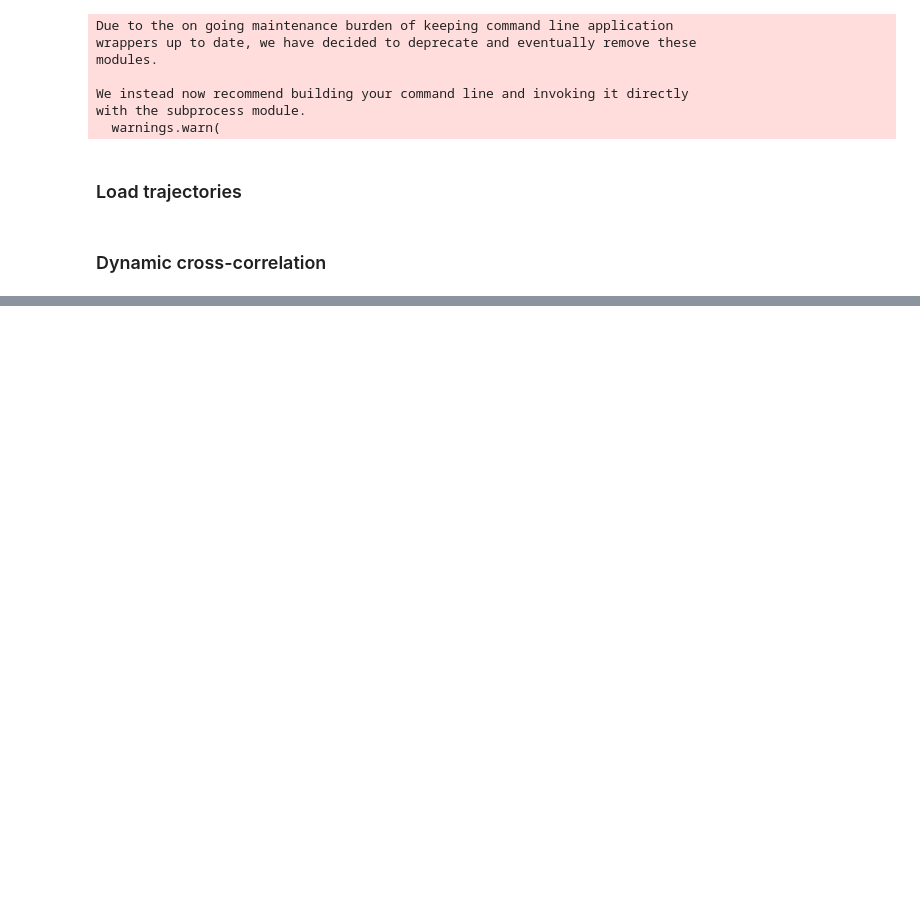
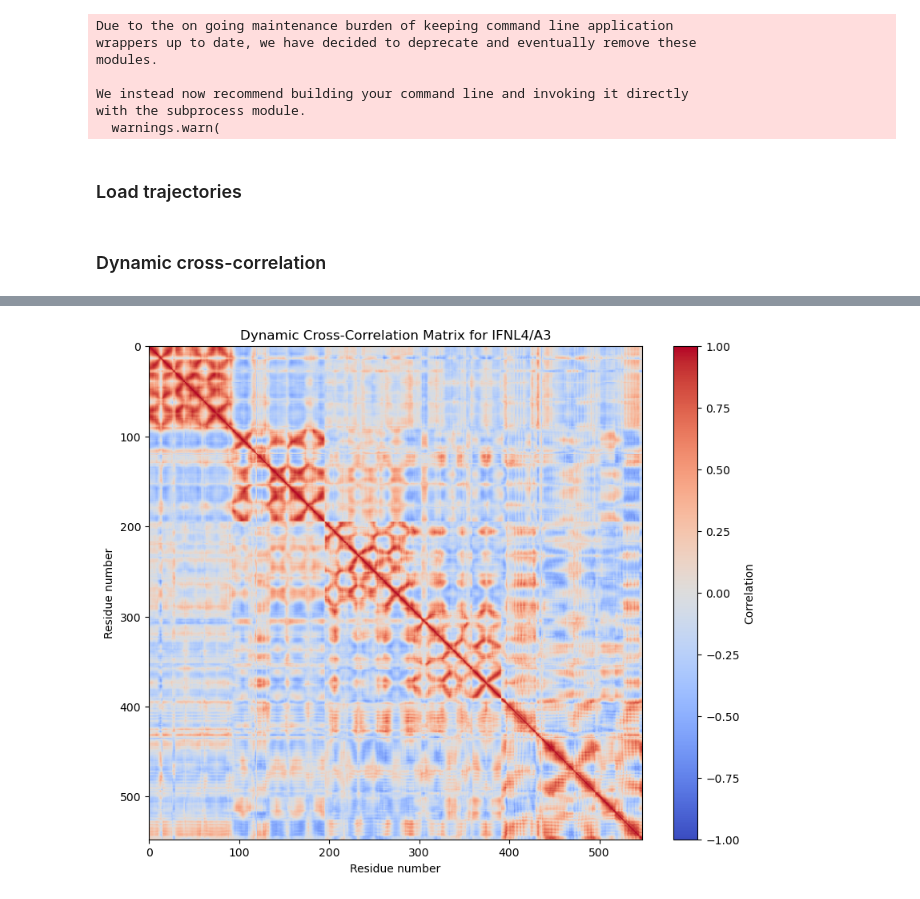
Before and after one commit to bylehn/ifnl4-structure-paper, a Jupyter notebook: dcc_analysis.ipynb, the cells around one changed output, grey strips where cells are left out. Drawn from its saved outputs; the diff is of its cells as text; code cells hidden in the pictures; blank space fills up the shorter version.

```diff
--- a/dcc_analysis.ipynb
+++ b/dcc_analysis.ipynb
@@ -20,5 +20,5 @@ ifnl3 = mda.Universe('ifnl3.pdb', ['ifnl3_rep1.xtc', 'ifnl3_rep2.xtc', 'ifnl3_re
 # %%
-ifnl4 = mda.Universe('ifnl4_a3.pdb', ['ifnl4_a3_rep1.xtc', 'ifnl4_a3_rep2.xtc', 'ifnl4_a3_rep3.xtc'])
+ifnl4 = mda.Universe('ifnl4_a3.pdb', ['ifnl4_a3_rep1_300ns.xtc', 'ifnl4_a3_rep2_300ns.xtc', 'ifnl4_a3_rep3_300ns.xtc'])
 # %% [markdown]
 ### Dynamic cross-correlation
 # %%
@@ -80,12 +82,14 @@ plt.show()
 # %%
 # Calculate DCC
-dcc_ifnl4 = calculate_dcc(ifnl4, "name CA", "name CA", step=1000)
+dcc_ifnl4 = calculate_dcc(ifnl4, "name CA", "name CA", step=3000)
 
 # Plot the results
 plt.figure(figsize=(10, 8))
 plt.imshow(dcc_ifnl4, cmap='coolwarm', vmin=-1, vmax=1)
 plt.colorbar(label='Correlation')
 plt.title('Dynamic Cross-Correlation Matrix for IFNL4/A3')
 plt.xlabel('Residue number')
 plt.ylabel('Residue number')
 plt.show()
+# %% [output]
+[figure, added]
```
Also changed, not shown: parts of 4 cells of this notebook, 1 other file.
